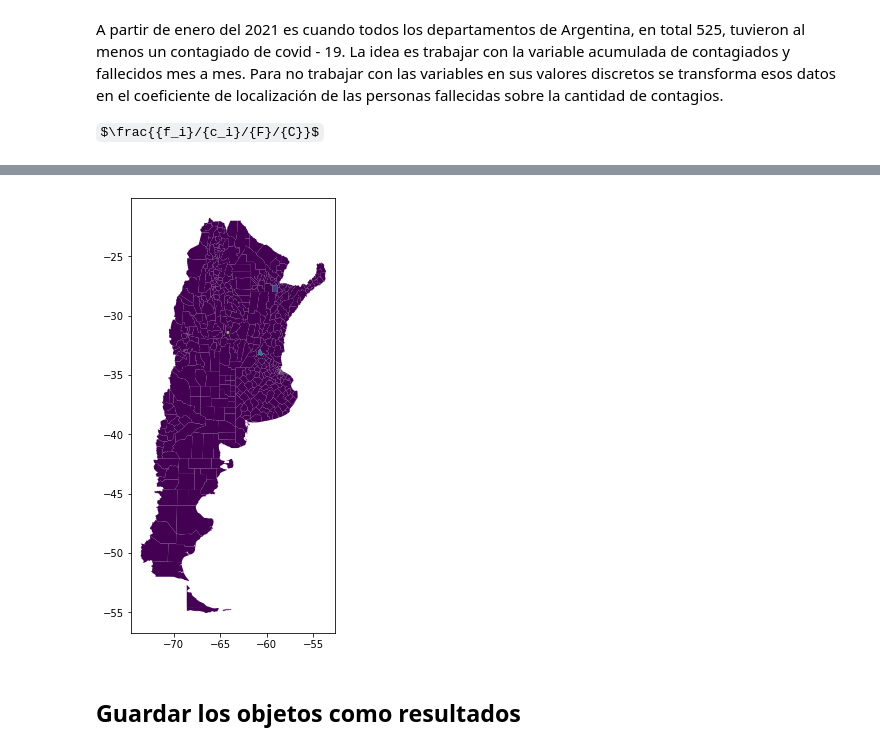
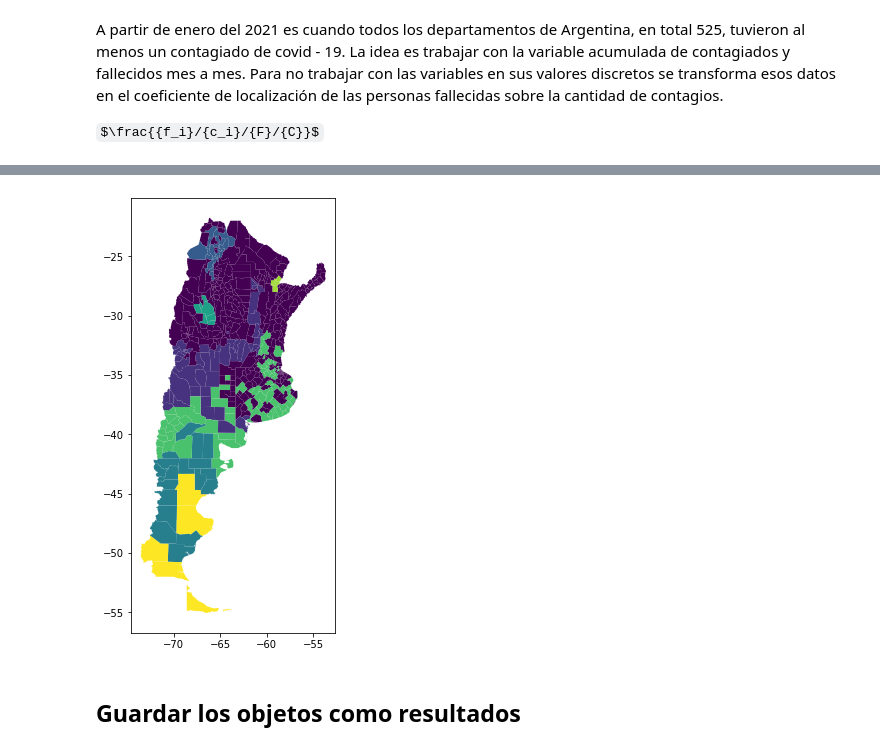
Before and after one commit to pabanib/covid, a Jupyter notebook: metodos_clust.ipynb, the cells around one changed output, grey strips where cells are left out. Saved outputs shown, nothing was run; the diff lists cells and outputs as text; code cells hidden in the pictures; some formulas as TeX source.

Commit message:
Emprolijar para subir

```diff
--- a/metodos_clust.ipynb
+++ b/metodos_clust.ipynb
@@ -16,7 +17,11 @@ import sys
 %load_ext autoreload
 %autoreload 2
 # %%
-covid = gpd.read_file('datos/covid_periodos.shp', index = True)
+# Ejecutar primero el archivo de lectura_datos.py en caso de que no exista covid_periodos.shp
+dir_principal = os.getcwd()
+dir_datos = dir_principal+'\\datos'
+
+covid = gpd.read_file(dir_datos+'/covid_periodos.shp', index = True)
 covid = covid.set_index(['link','mes']).sort_index(level = 0)
 covid = covid.loc[pd.IndexSlice[:,'2020-03':],:]
 covid = covid.to_crs('POSGAR94')
@@ -50,8 +55,9 @@ covid_ult_mes = covid_acum.loc[pd.IndexSlice[:,'2021-07'],:]
 covid_ult_mes = covid_ult_mes.reset_index(level = 'mes', drop = True)
 
 #casos cada 10 mil habitantes
-fallecidos = covid_acum.fallecido#/(covid.personas/10000)
+fallecidos = covid_acum.fallecido/(covid.personas/10000)
 positivos = covid_acum.clasificac/(covid.personas/10000)
+falle = covid2.fallecido/(covid2.personas/10000)
 
 # Calculamos el coeficiente de localización
 from lq import *
@@ -59,6 +65,7 @@ lq_ = lq(covid2,'fallecido','clasificac')
 lq_fall_conf = lq_[2]
 ind_fall_conf = lq_[0]
 
+#la variable se elige para comparar con diferentes opciones
 variable = fallecidos
 # %% [output]
 las cordenadas CRS son: POSGAR94
@@ -121,7 +135,8 @@ hiperparam = {
     'n_init' : [10]
 }
 
-metricas = {'sil': siluetas, 'cal': calinski, 'dav': inv_davies_bouldin, 'lqg': indice_lq}
+#metricas = {'sil': siluetas, 'cal': calinski, 'dav': inv_davies_bouldin, 'lqg': indice_lq}
+metricas = {'dav': inv_davies_bouldin, 'lqg': indice_lq}
 
 #X = pipe.fit_transform(fallecidos)
 #X = pipe.fit_transform(positivos)
@@ -142,7 +157,7 @@ pipe2 = sk.pipeline.Pipeline([
 
 #XX = pipe2.fit_transform(positivos)
 XX = pipe2.fit_transform(variable)
-hyperparam_aglo2= {'n_clusters': np.arange(2,20),
+hyperparam_aglo2= {'n_clusters': np.arange(8,20),
     'connectivity': [w_knn.sparse],
  'affinity': ['l1', 'l2', 'manhattan', 'cosine'],
  'linkage': ['complete', 'average', 'single']}
@@ -243,7 +250,7 @@ pd.concat(l)
 # %%
-mapa_grupos(aglo_geo)
+mapa_grupos(aglo_geo2)
 # %% [output]
-[figure, old version]
+[figure, new version]
 # %% [markdown]
 ## Guardar los objetos como resultados
 # %%
```
Also changed, not shown: parts of 8 cells of this notebook, 18 other files.
